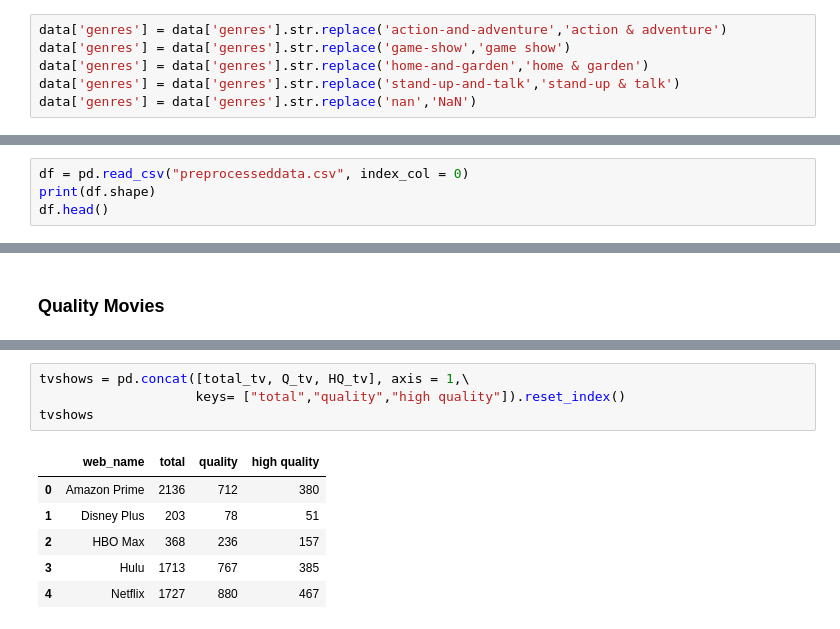
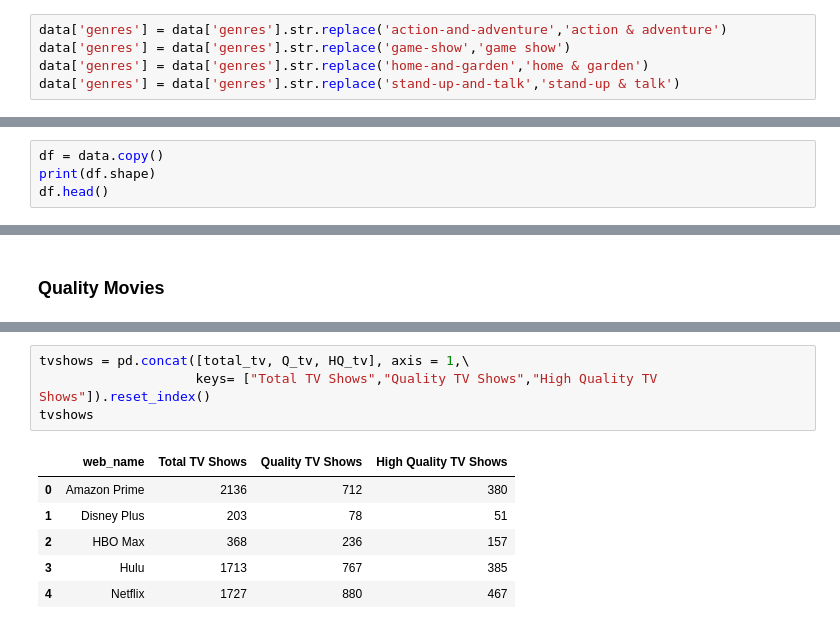
Before and after one commit to ryanhpark/Streaming_Sites_Web_Scraping, a Jupyter notebook: EDA_Streaming_Sites.ipynb, the cells around one changed output, grey strips where cells are left out. Saved outputs shown, nothing was run; the diff lists cells and outputs as text.

```diff
--- a/EDA_Streaming_Sites.ipynb
+++ b/EDA_Streaming_Sites.ipynb
@@ -81,7 +81,6 @@ data['genres'] = data['genres'].str.replace('action-and-adventure','action & adv
 data['genres'] = data['genres'].str.replace('game-show','game show')
 data['genres'] = data['genres'].str.replace('home-and-garden','home & garden')
 data['genres'] = data['genres'].str.replace('stand-up-and-talk','stand-up & talk')
-data['genres'] = data['genres'].str.replace('nan','NaN')
 # %%
 # Changing the column of genres from string to lists
 data['genres'] = data['genres'].apply(lambda x: x.split(','))
@@ -108,7 +107,7 @@ import seaborn as sns
 plt.rcParams['figure.figsize'] = (12, 6)
 sns.set(style = "whitegrid")
 # %%
-df = pd.read_csv("preprocesseddata.csv", index_col = 0)
+df = data.copy()
 print(df.shape)
 df.head()
 # %% [output]
@@ -291,9 +287,9 @@ plt.legend(handles = legend_elements, fontsize= 12, bbox_to_anchor=(1.25,0.6))
 # %%
 tvshows = pd.concat([total_tv, Q_tv, HQ_tv], axis = 1,\
-                    keys= ["total","quality","high quality"]).reset_index()
+                    keys= ["Total TV Shows","Quality TV Shows","High Quality TV Shows"]).reset_index()
 tvshows
 # %% [output]
-|  | web_name | total | quality | high quality |
+|  | web_name | Total TV Shows | Quality TV Shows | High Quality TV Shows |
 | 0 | Amazon Prime | 2136 | 712 | 380 |
 | 1 | Disney Plus | 203 | 78 | 51 |
 | 2 | HBO Max | 368 | 236 | 157 |
```
Also changed, not shown: parts of 14 cells of this notebook.
